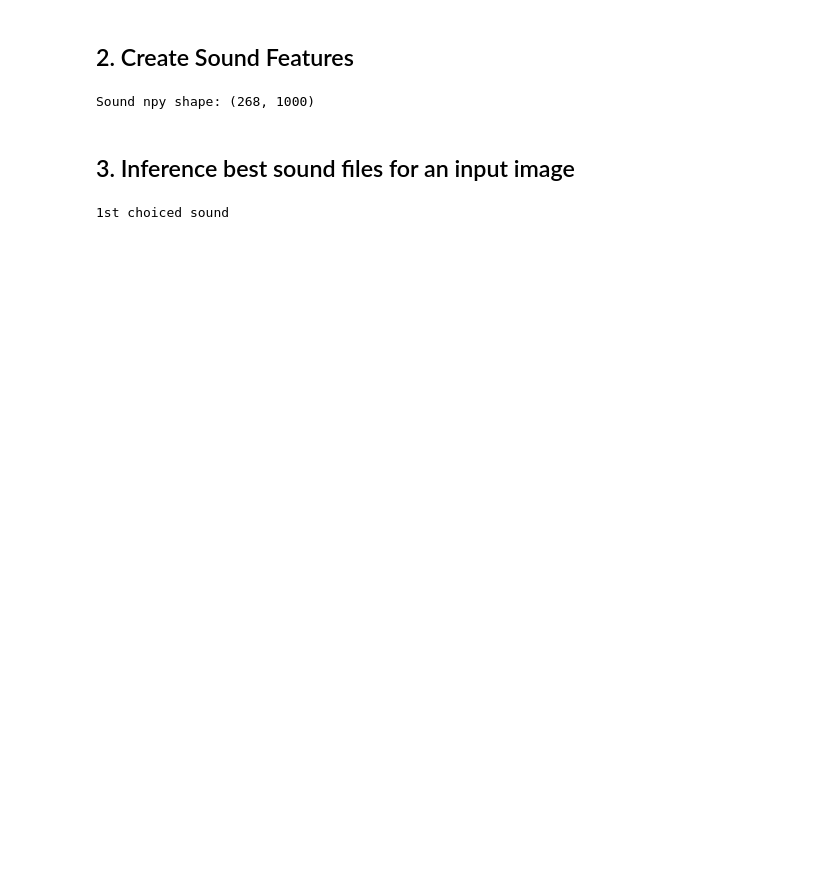
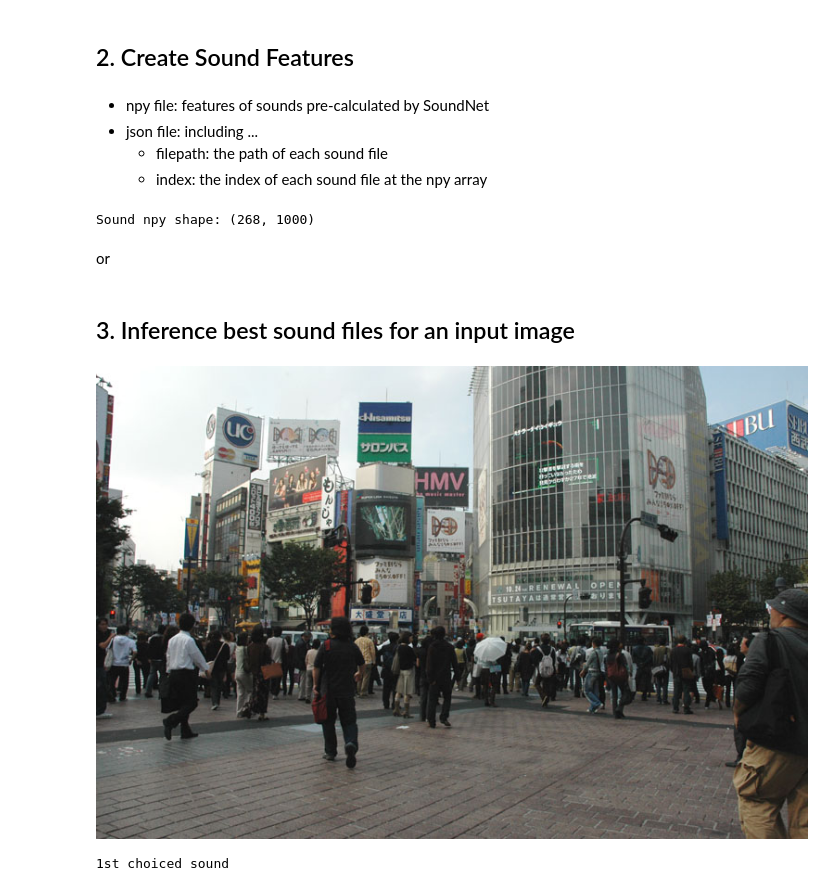
Before and after one commit to Kajiyu/ImaginarySoundscapeDemo, a Jupyter notebook: playground.ipynb, the cells around one changed output. Drawn from its saved outputs; the diff is of its cells as text; code cells hidden in the pictures; blank space fills up the shorter version.

```diff
--- a/playground.ipynb
+++ b/playground.ipynb
@@ -90,6 +119,13 @@ imagenet = MobileNet(include_top=True, weights='imagenet')
 # %% [markdown]
 ## 2. Create Sound Features
+# %% [markdown]
+- npy file: features of sounds pre-calculated by SoundNet
+- json file: including ...
+    - filepath: the path of each sound file
+    - index: the index of each sound file at the npy array
 # %%
 (mp3_files, sound_features) = create_sound_libs(soundnet)
 # %% [output]
 Sound npy shape: (268, 1000)
+# %% [markdown]
+or
@@ -96,3 +136,8 @@ Sound npy shape: (268, 1000)
 # %% [markdown]
 ## 3. Inference best sound files for an input image
+# %%
+IMG_PATH = "./data/image_samples/town.jpg"
+display_jpeg(Image(IMG_PATH))
+# %% [output]
+[figure, added]
 # %%
```
Also changed, not shown: parts of 13 cells of this notebook.
